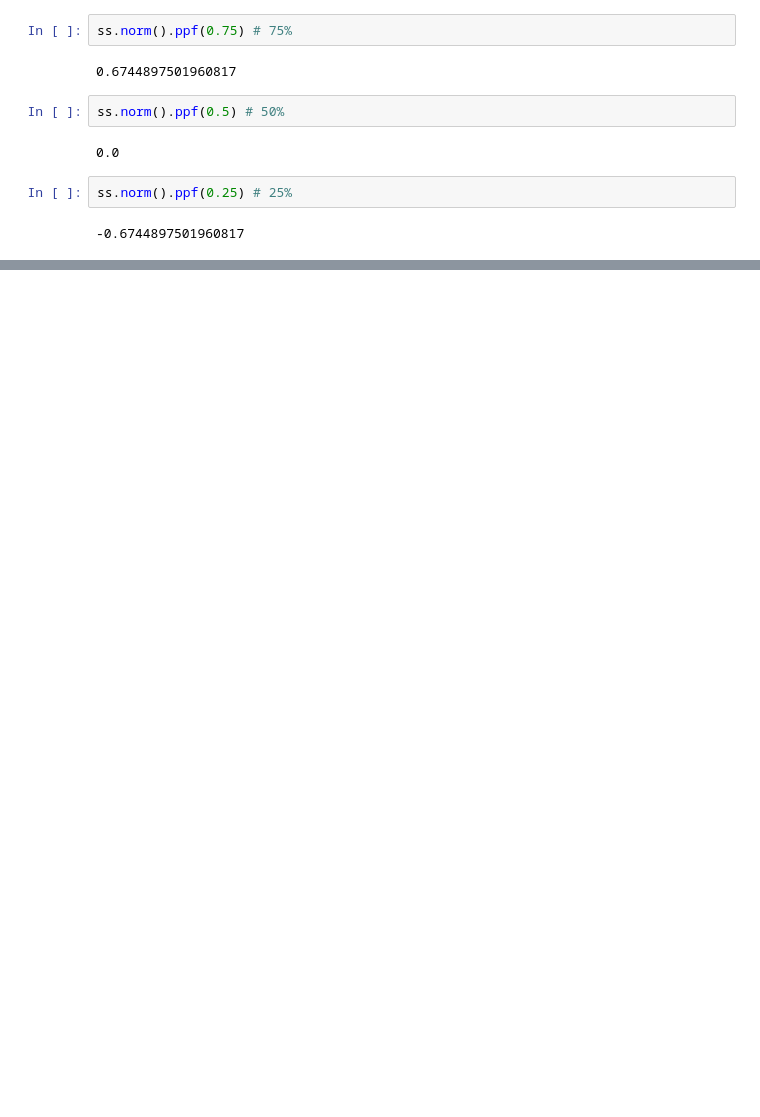
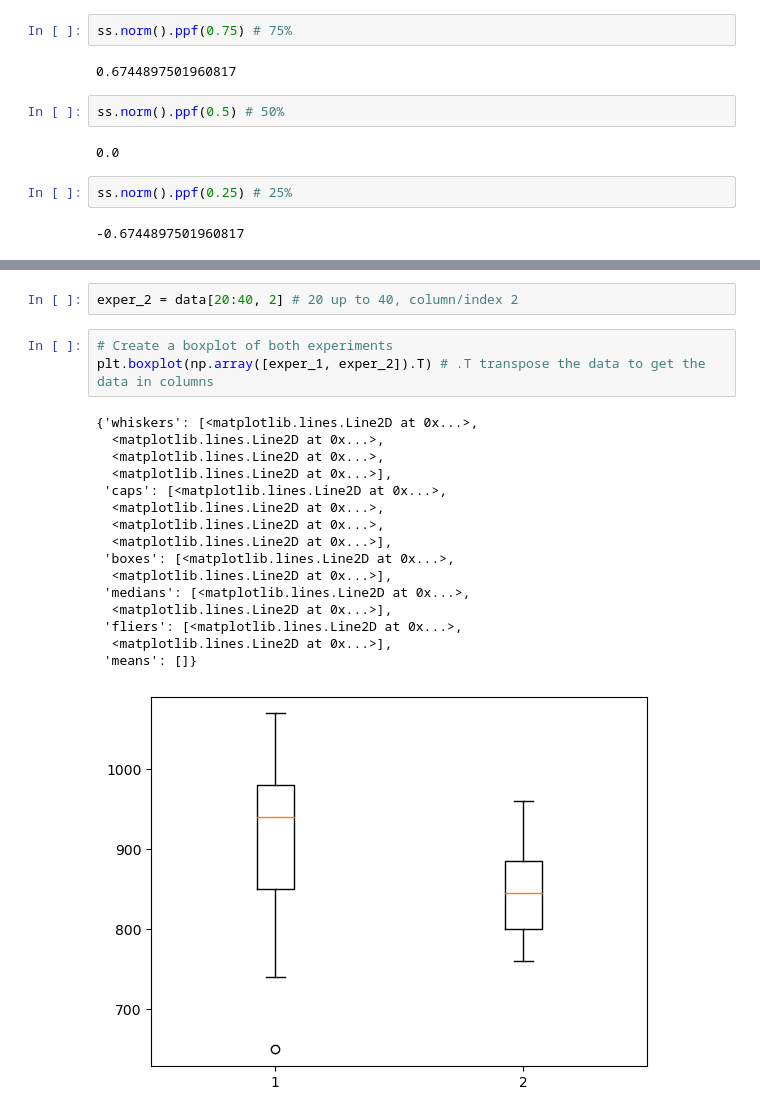
Before and after one commit to elainetynan/funddata-assessment, a Jupyter notebook: practicals/04-Outliers.ipynb, the cells around one changed output, grey strips where cells are left out. Drawn from its saved outputs; the diff is of its cells as text; blank space fills up the shorter version.

```diff
--- a/practicals/Outliers.ipynb
+++ b/practicals/04-Outliers.ipynb
@@ -245,0 +323,22 @@ ss.norm().ppf(0.25) # 25%
+# %%
+exper_2 = data[20:40, 2] # 20 up to 40, column/index 2
+# %%
+# Create a boxplot of both experiments
+plt.boxplot(np.array([exper_1, exper_2]).T) # .T transpose the data to get the data in columns
+# %% [output]
+{'whiskers': [<matplotlib.lines.Line2D at 0x...>,
+  <matplotlib.lines.Line2D at 0x...>,
+  <matplotlib.lines.Line2D at 0x...>,
+  <matplotlib.lines.Line2D at 0x...>],
+ 'caps': [<matplotlib.lines.Line2D at 0x...>,
+  <matplotlib.lines.Line2D at 0x...>,
+  <matplotlib.lines.Line2D at 0x...>,
+  <matplotlib.lines.Line2D at 0x...>],
+ 'boxes': [<matplotlib.lines.Line2D at 0x...>,
+  <matplotlib.lines.Line2D at 0x...>],
+ 'medians': [<matplotlib.lines.Line2D at 0x...>,
+  <matplotlib.lines.Line2D at 0x...>],
+ 'fliers': [<matplotlib.lines.Line2D at 0x...>,
+  <matplotlib.lines.Line2D at 0x...>],
+ 'means': []}
+[figure, added]
```
Also changed, not shown: parts of 42 cells of this notebook, 8 other files.
